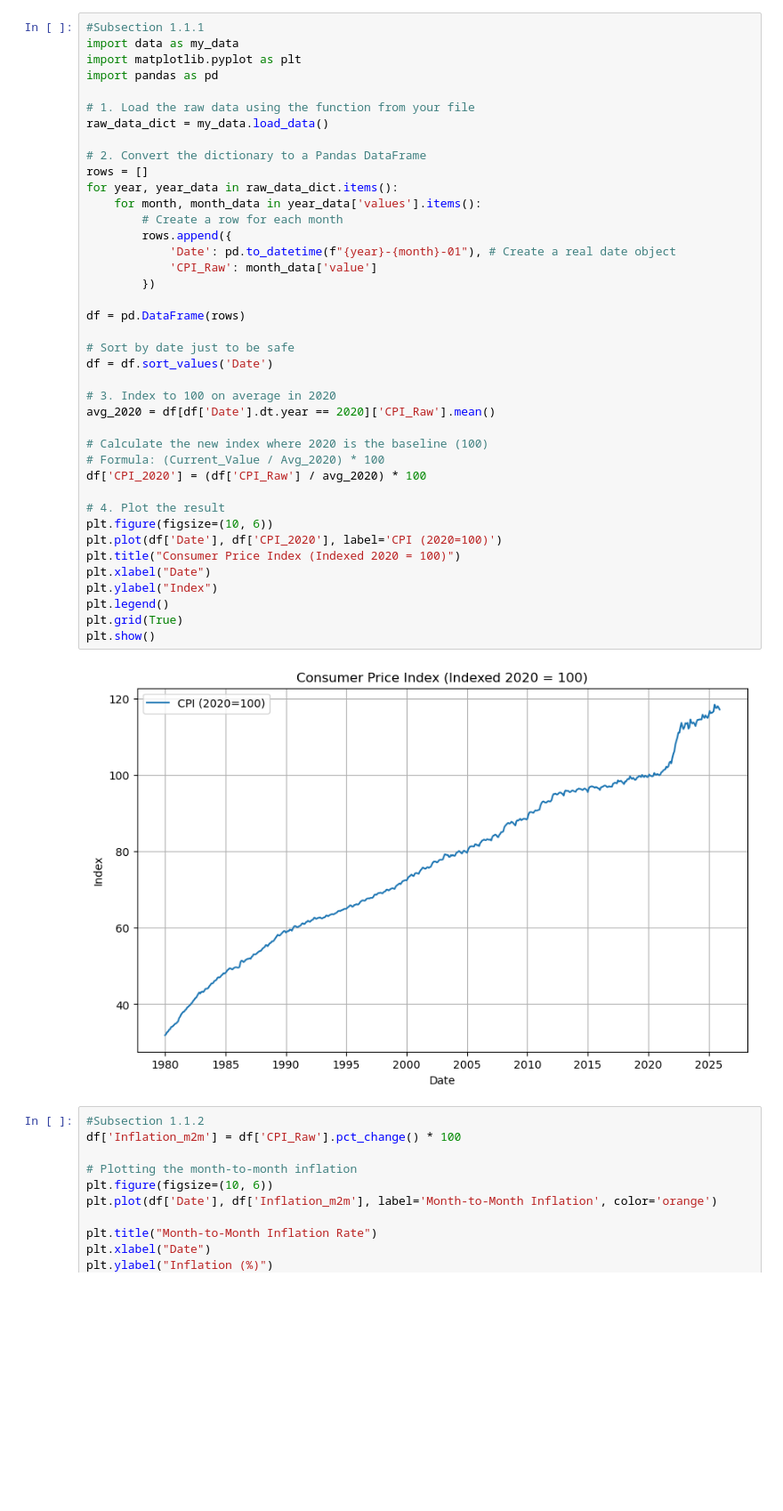
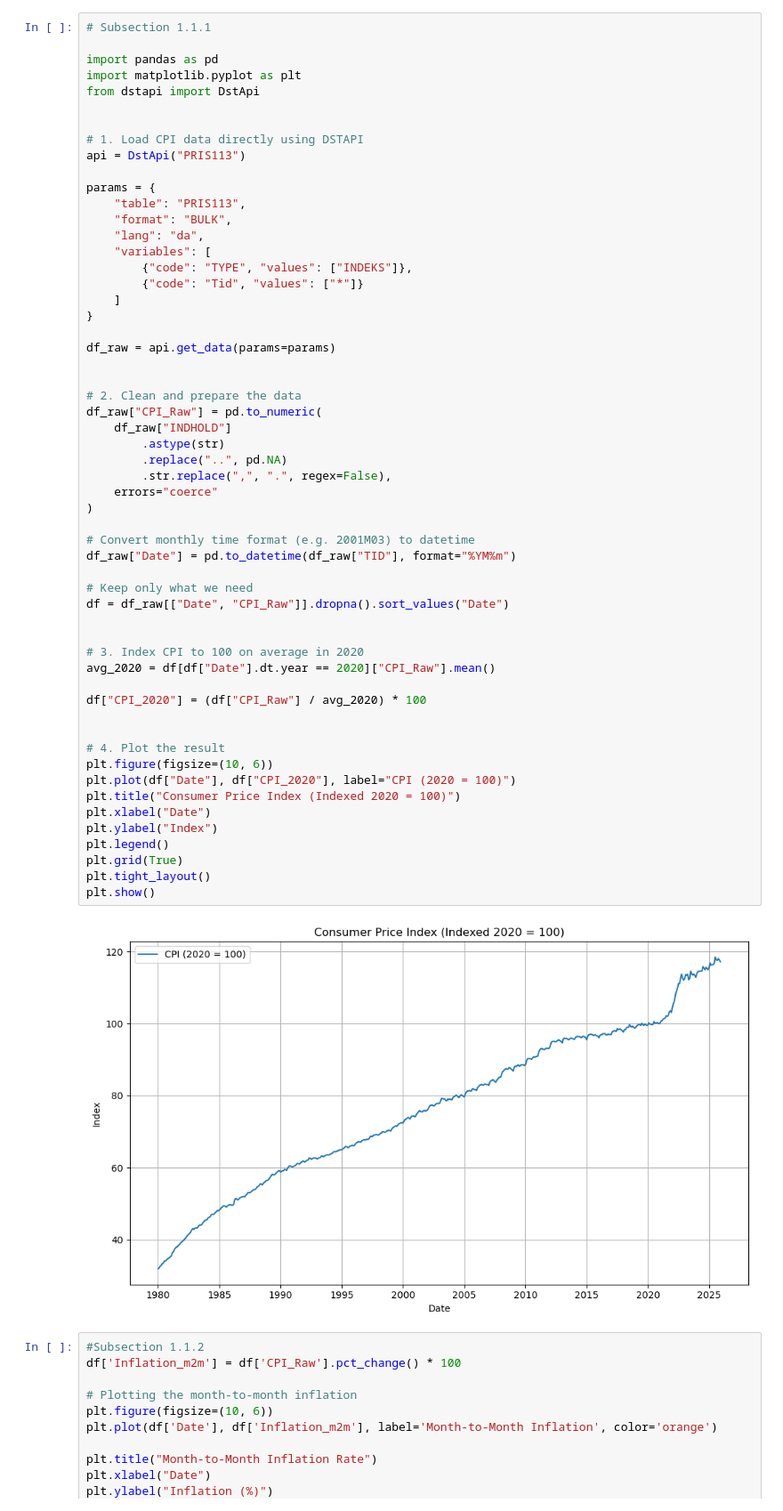
Before and after one commit to spb658/Eksamen-jake-ruben-Chris, a Jupyter notebook: Project__1.ipynb, the cells around one changed output. Shown at 89% size. Cells and saved outputs as stored; diff of their text form; blank space fills up the shorter version.

```diff
--- a/Project__1.ipynb
+++ b/Project__1.ipynb
@@ -1,45 +1,61 @@
 # %%
-#Subsection 1.1.1
-import data as my_data
+# Subsection 1.1.1
+
+import pandas as pd
 import matplotlib.pyplot as plt
-import pandas as pd
+from dstapi import DstApi
 
-# 1. Load the raw data using the function from your file
-raw_data_dict = my_data.load_data()
 
-# 2. Convert the dictionary to a Pandas DataFrame
-rows = []
-for year, year_data in raw_data_dict.items():
-    for month, month_data in year_data['values'].items():
-        # Create a row for each month
-        rows.append({
-            'Date': pd.to_datetime(f"{year}-{month}-01"), # Create a real date object
-            'CPI_Raw': month_data['value']
-        })
+# 1. Load CPI data directly using DSTAPI
+api = DstApi("PRIS113")
 
-df = pd.DataFrame(rows)
+params = {
+    "table": "PRIS113",
+    "format": "BULK",
+    "lang": "da",
+    "variables": [
+        {"code": "TYPE", "values": ["INDEKS"]},
+        {"code": "Tid", "values": ["*"]}
+    ]
+}
 
-# Sort by date just to be safe
-df = df.sort_values('Date')
+df_raw = api.get_data(params=params)
 
-# 3. Index to 100 on average in 2020
-avg_2020 = df[df['Date'].dt.year == 2020]['CPI_Raw'].mean()
 
-# Calculate the new index where 2020 is the baseline (100)
-# Formula: (Current_Value / Avg_2020) * 100
-df['CPI_2020'] = (df['CPI_Raw'] / avg_2020) * 100
+# 2. Clean and prepare the data
+df_raw["CPI_Raw"] = pd.to_numeric(
+    df_raw["INDHOLD"]
+        .astype(str)
+        .replace("..", pd.NA)
+        .str.replace(",", ".", regex=False),
+    errors="coerce"
+)
+
+# Convert monthly time format (e.g. 2001M03) to datetime
+df_raw["Date"] = pd.to_datetime(df_raw["TID"], format="%YM%m")
+
+# Keep only what we need
+df = df_raw[["Date", "CPI_Raw"]].dropna().sort_values("Date")
+
+
+# 3. Index CPI to 100 on average in 2020
+avg_2020 = df[df["Date"].dt.year == 2020]["CPI_Raw"].mean()
+
+df["CPI_2020"] = (df["CPI_Raw"] / avg_2020) * 100
+
 
 # 4. Plot the result
 plt.figure(figsize=(10, 6))
-plt.plot(df['Date'], df['CPI_2020'], label='CPI (2020=100)')
+plt.plot(df["Date"], df["CPI_2020"], label="CPI (2020 = 100)")
 plt.title("Consumer Price Index (Indexed 2020 = 100)")
 plt.xlabel("Date")
 plt.ylabel("Index")
 plt.legend()
 plt.grid(True)
+plt.tight_layout()
 plt.show()
 # %% [output]
-[figure, old version]
+[figure, new version]
 # %%
 #Subsection 1.1.2
 df['Inflation_m2m'] = df['CPI_Raw'].pct_change() * 100
```
Also changed, not shown: parts of 7 cells of this notebook, 1 other file.
